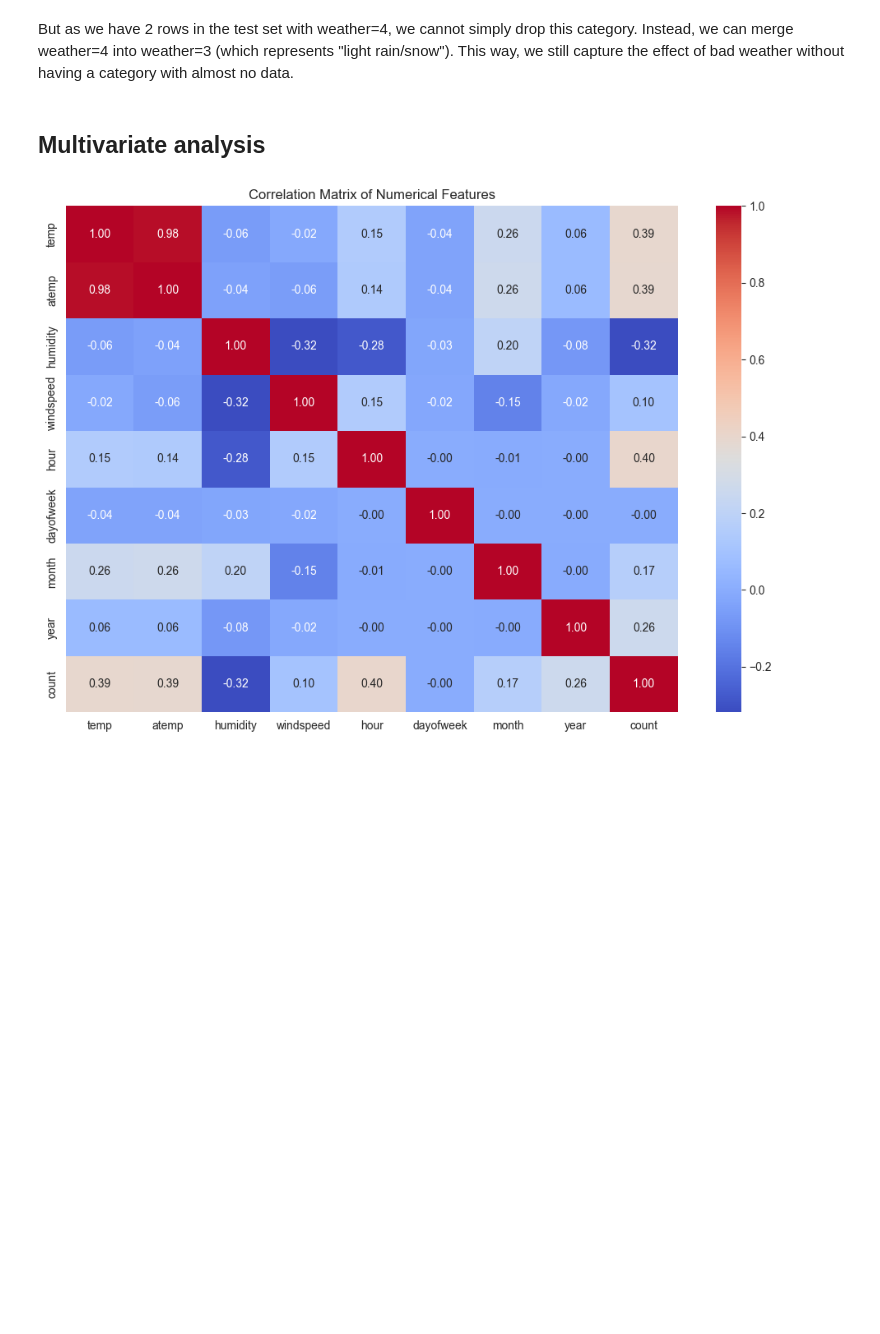
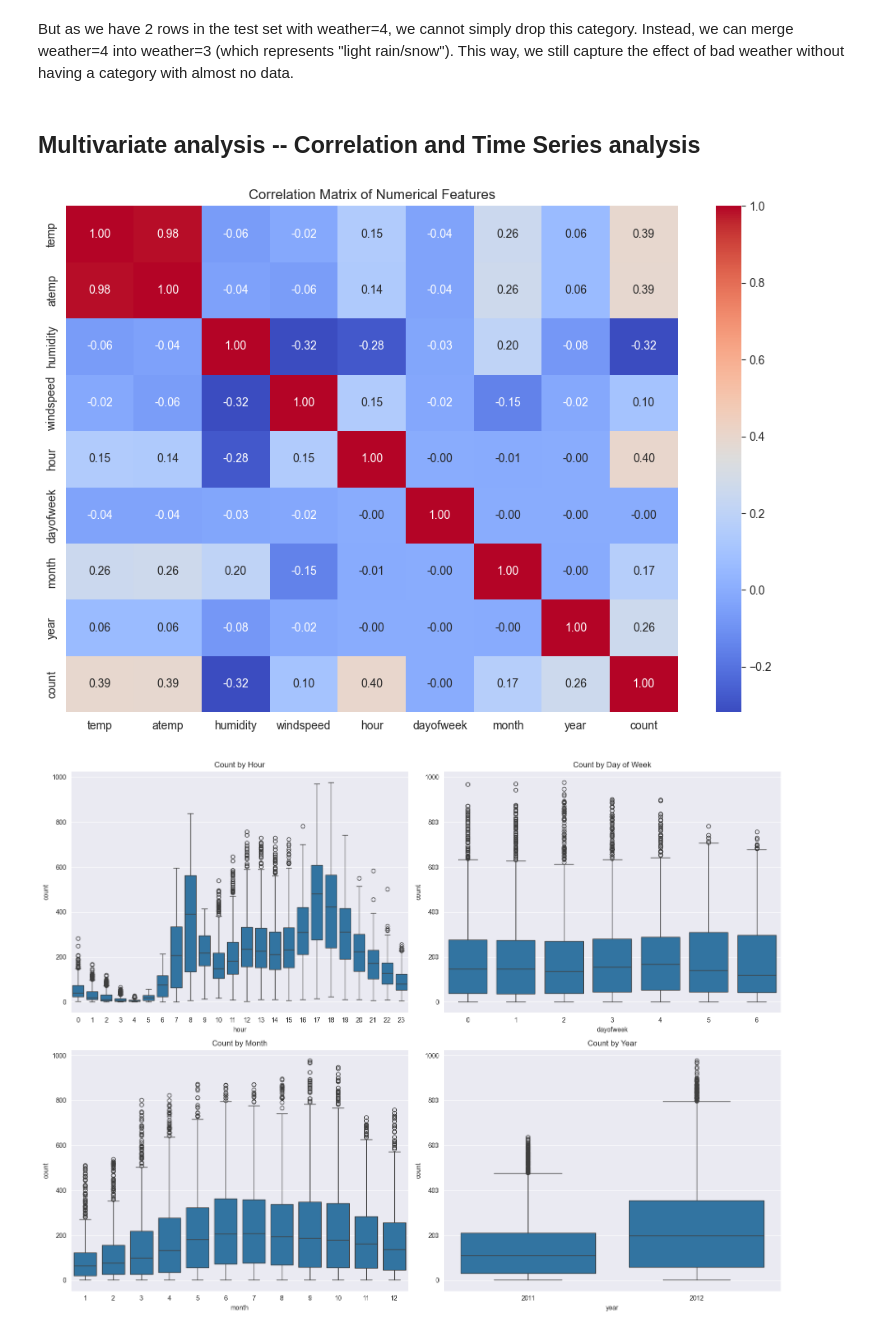
Before and after one commit to nicolas-hbt/machine-learning-zoomcamp-homework, a Jupyter notebook: midterm_project/analysis.ipynb, the cells around one changed output. Saved outputs shown, nothing was run; the diff lists cells and outputs as text; code cells hidden in the pictures; blank space fills up the shorter version.

```diff
--- a/midterm_project/analysis.ipynb
+++ b/midterm_project/analysis.ipynb
@@ -185,21 +187,39 @@ But as we have 2 rows in the test set with weather=4, we cannot simply drop this
 train_df['weather'] = train_df['weather'].replace(4, 3)
 test_df['weather']  = test_df['weather'].replace(4, 3)
 # %% [markdown]
-## Multivariate analysis
+## Multivariate analysis -- Correlation and Time Series analysis
 # %%
 # Feature Engineering
 train_df['hour'] = train_df['datetime'].dt.hour
 train_df['dayofweek'] = train_df['datetime'].dt.dayofweek
 train_df['month'] = train_df['datetime'].dt.month
 train_df['year'] = train_df['datetime'].dt.year
 
 # Correlation Heatmap
-numerical_features = ['temp', 'atemp', 'humidity', 'windspeed', 'hour', 'dayofweek', 'month', 'year', 'count']
+numerical_features = ['temp', 'atemp', 'humidity', 'windspeed', 'hour',
+                      'dayofweek', 'month', 'year', 'count']
 correlation_matrix = train_df[numerical_features].corr()
 
 plt.figure(figsize=(12, 8))
 sns.heatmap(correlation_matrix, annot=True, fmt='.2f', cmap='coolwarm')
 plt.title('Correlation Matrix of Numerical Features')
 plt.show()
+
+# Time-Series Plots
+fig, axes = plt.subplots(2, 2, figsize=(16, 12))
+sns.boxplot(data=train_df, x='hour', y='count', ax=axes[0, 0]).set_title('Count by Hour')
+sns.boxplot(data=train_df, x='dayofweek', y='count', ax=axes[0, 1]).set_title('Count by Day of Week')
+sns.boxplot(data=train_df, x='month', y='count', ax=axes[1, 0]).set_title('Count by Month')
+sns.boxplot(data=train_df, x='year', y='count', ax=axes[1, 1]).set_title('Count by Year')
+plt.tight_layout()
+plt.show()
+
+# Interaction Plot (Hour vs. Count, split by Working Day)
+plt.figure(figsize=(14, 6))
+sns.pointplot(data=train_df, x='hour', y='count', hue='workingday')
+plt.title('Count by Hour (Split by Working Day vs. Non-Working Day)')
+plt.legend(title='Working Day', loc='upper left')
+plt.show()
 # %% [output]
 [figure]
+[figure, added]
```
Also changed, not shown: parts of 3 cells of this notebook.
